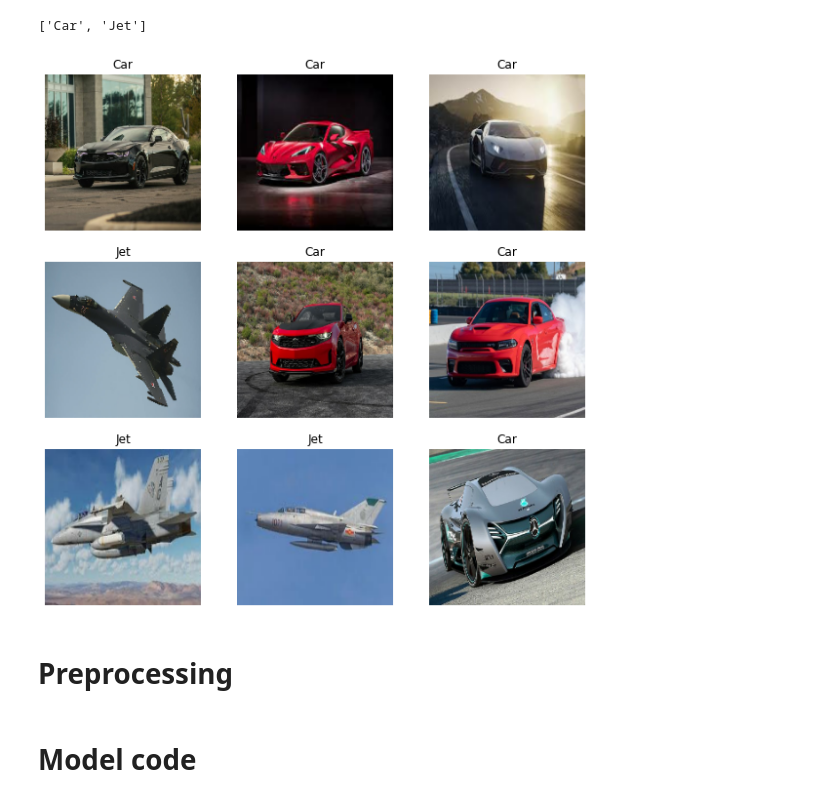
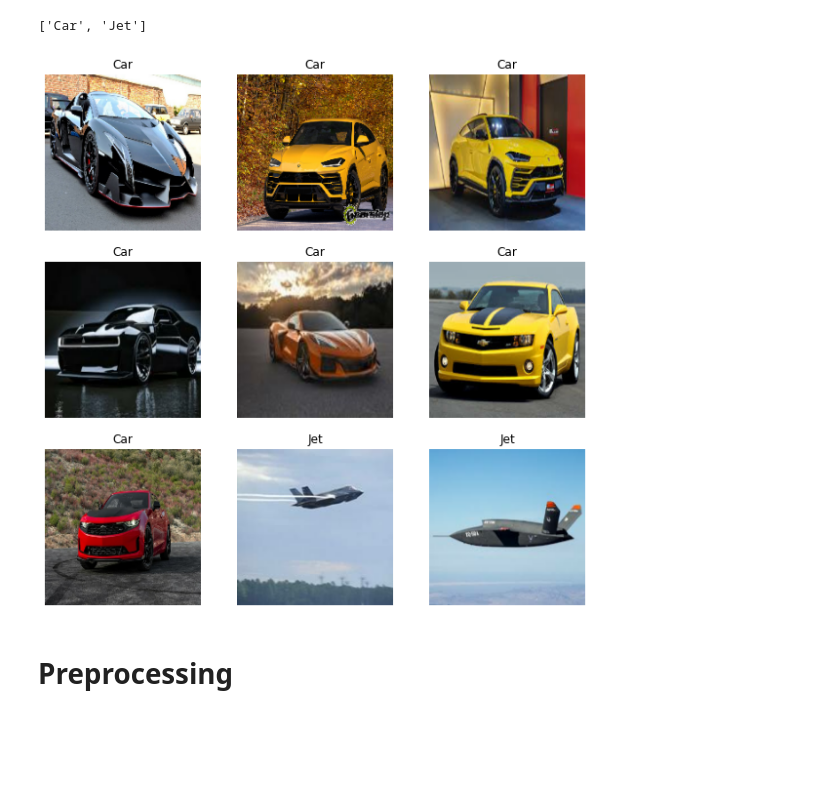
Before and after one commit to A380586/Cars_v_Jets, a Jupyter notebook: Cars_vs_jets.ipynb, the cells around one changed output. Drawn from its saved outputs; the diff is of its cells as text; code cells hidden in the pictures; blank space fills up the shorter version.

```diff
--- a/Cars_vs_jets.ipynb
+++ b/Cars_vs_jets.ipynb
@@ -23,12 +23,19 @@ img_height = 180
 img_width = 180
 batch_size = 100
 # %%
-ds_train = tf.keras.utils.image_dataset_from_directory(
+train_ds = tf.keras.utils.image_dataset_from_directory(
   'gdrive/MyDrive/Advanced coding/Datasets',
   validation_split=0.2,
   subset="training",
-  shuffle=True,
   seed=123,
   image_size=(img_height, img_width),
   batch_size=batch_size)
+
+val_ds = tf.keras.utils.image_dataset_from_directory(
+  'gdrive/MyDrive/Advanced coding/Datasets',
+  validation_split=0.2,
+  subset="validation",
+  seed=123,
+  image_size=(img_height, img_width),
+  batch_size=batch_size)
 # %% [output]
@@ -53,21 +50,19 @@ os.listdir('gdrive/MyDrive/Advanced coding/Datasets')
 # %% [markdown]
 # Display dataset
 # %%
-class_names = ds_train.class_names
+class_names = train_ds.class_names
 print(class_names)
 # %% [output]
 ['Car', 'Jet']
 # %%
 plt.figure(figsize=(10, 10))
-for images, labels in ds_train.take(1):
+for images, labels in train_ds.take(1):
   for i in range(9):
     ax = plt.subplot(3, 3, i + 1)
     plt.imshow(images[i].numpy().astype("uint8"))
     plt.title(class_names[labels[i]])
     plt.axis("off")
 # %% [output]
-[figure, old version]
+[figure, new version]
 # %% [markdown]
 # Preprocessing
-# %% [markdown]
-# Model code
```
Also changed, not shown: parts of 20 cells of this notebook.
